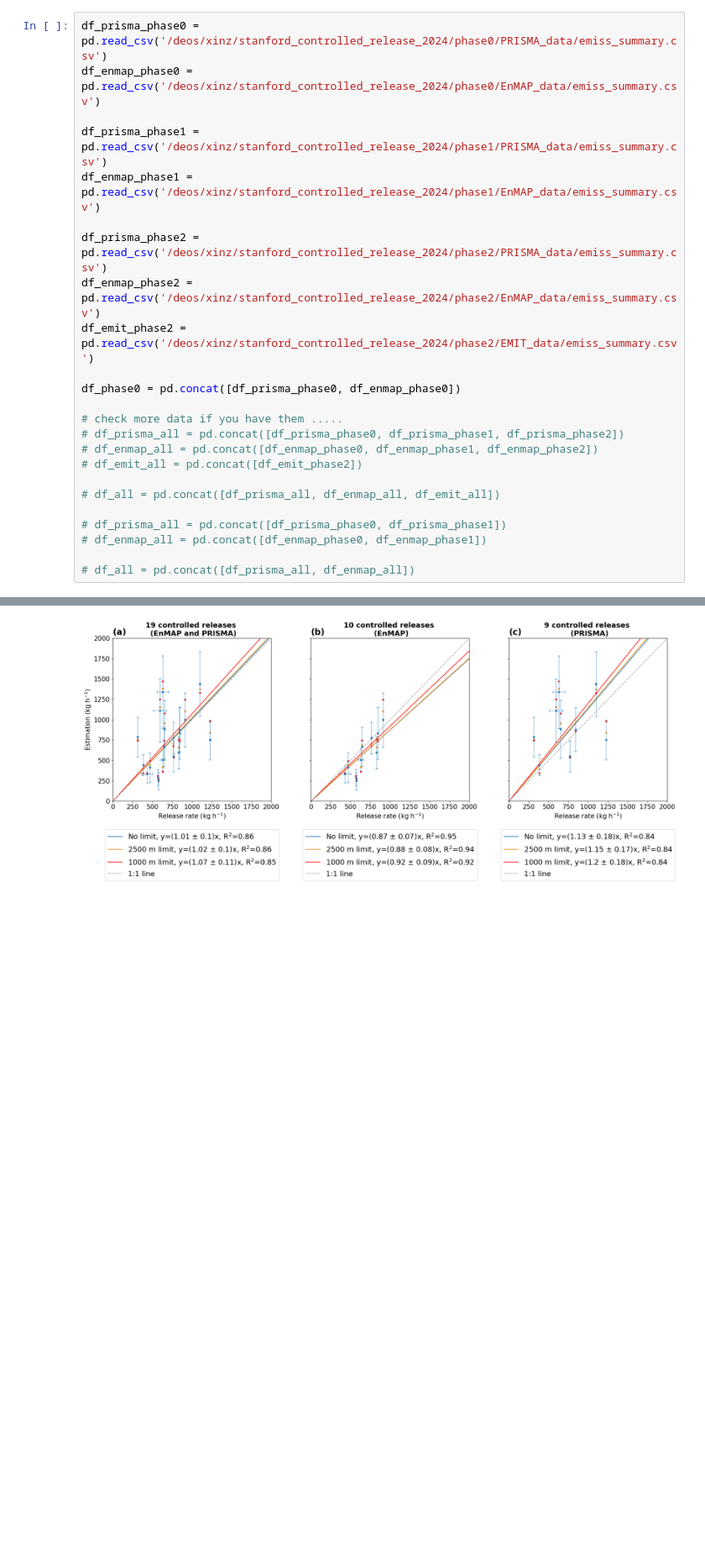
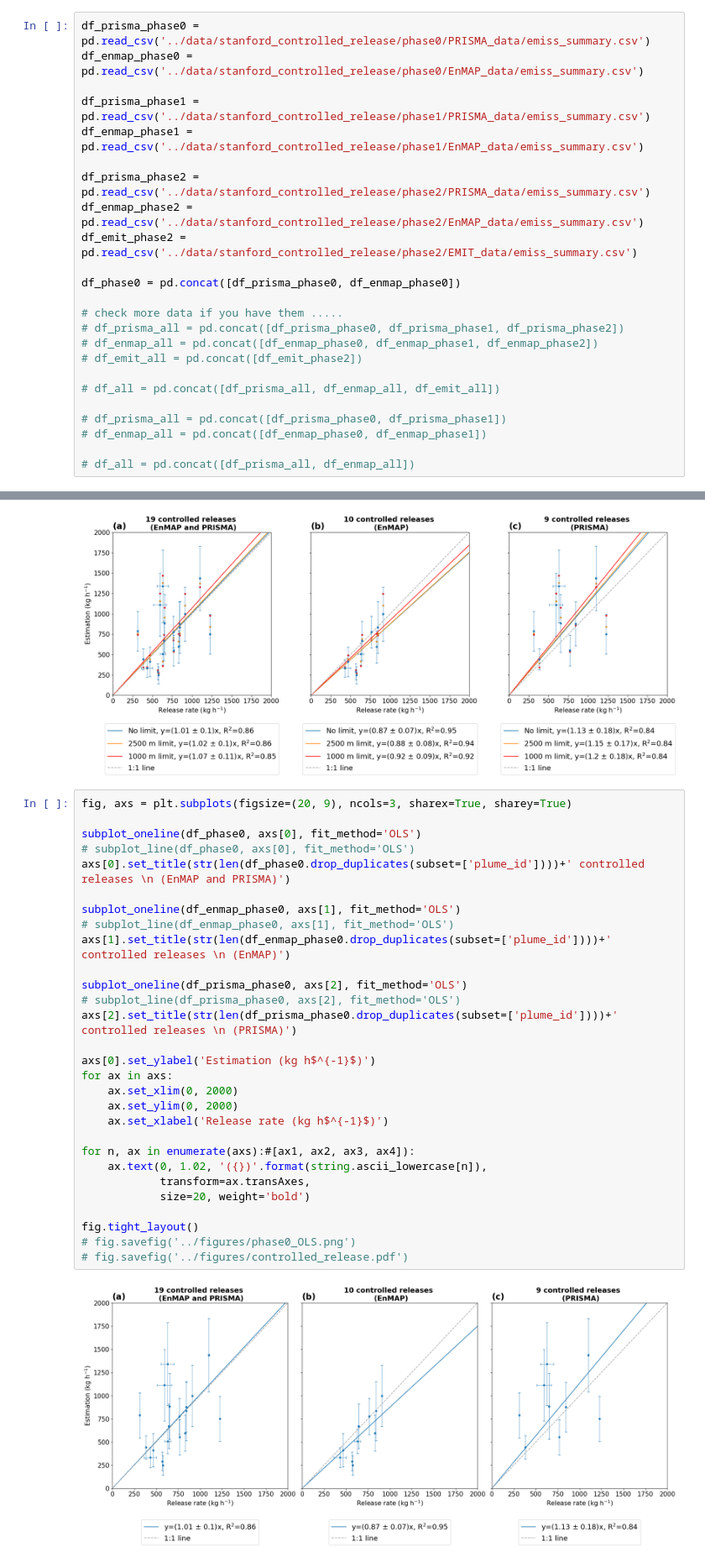
Before and after one commit to zxdawn/HyperGas-GMD, a Jupyter notebook: notebooks/controlled_releases.ipynb, the cells around one changed output, grey strips where cells are left out. Shown at 84% size. Saved outputs shown, nothing was run; the diff lists cells and outputs as text; blank space fills up the shorter version.

```diff
--- a/notebooks/controlled_releases.ipynb
+++ b/notebooks/controlled_releases.ipynb
@@ -18,15 +18,15 @@ rcParams['legend.fontsize'] = font_size
 rcParams['figure.titlesize'] = font_size
 rcParams['figure.titleweight'] = 'bold'
 # %%
-df_prisma_phase0 = pd.read_csv('/deos/xinz/stanford_controlled_release_2024/phase0/PRISMA_data/emiss_summary.csv')
-df_enmap_phase0 = pd.read_csv('/deos/xinz/stanford_controlled_release_2024/phase0/EnMAP_data/emiss_summary.csv')
+df_prisma_phase0 = pd.read_csv('../data/stanford_controlled_release/phase0/PRISMA_data/emiss_summary.csv')
+df_enmap_phase0 = pd.read_csv('../data/stanford_controlled_release/phase0/EnMAP_data/emiss_summary.csv')
 
-df_prisma_phase1 = pd.read_csv('/deos/xinz/stanford_controlled_release_2024/phase1/PRISMA_data/emiss_summary.csv')
-df_enmap_phase1 = pd.read_csv('/deos/xinz/stanford_controlled_release_2024/phase1/EnMAP_data/emiss_summary.csv')
+df_prisma_phase1 = pd.read_csv('../data/stanford_controlled_release/phase1/PRISMA_data/emiss_summary.csv')
+df_enmap_phase1 = pd.read_csv('../data/stanford_controlled_release/phase1/EnMAP_data/emiss_summary.csv')
 
-df_prisma_phase2 = pd.read_csv('/deos/xinz/stanford_controlled_release_2024/phase2/PRISMA_data/emiss_summary.csv')
-df_enmap_phase2 = pd.read_csv('/deos/xinz/stanford_controlled_release_2024/phase2/EnMAP_data/emiss_summary.csv')
-df_emit_phase2 = pd.read_csv('/deos/xinz/stanford_controlled_release_2024/phase2/EMIT_data/emiss_summary.csv')
+df_prisma_phase2 = pd.read_csv('../data/stanford_controlled_release/phase2/PRISMA_data/emiss_summary.csv')
+df_enmap_phase2 = pd.read_csv('../data/stanford_controlled_release/phase2/EnMAP_data/emiss_summary.csv')
+df_emit_phase2 = pd.read_csv('../data/stanford_controlled_release/phase2/EMIT_data/emiss_summary.csv')
 
 df_phase0 = pd.concat([df_prisma_phase0, df_enmap_phase0])
 
@@ -302,6 +302,37 @@ fig.tight_layout()
 fig.savefig('../figures/controlled_release.pdf')
 # %% [output]
 [figure]
+# %%
+fig, axs = plt.subplots(figsize=(20, 9), ncols=3, sharex=True, sharey=True)
+
+subplot_oneline(df_phase0, axs[0], fit_method='OLS')
+# subplot_line(df_phase0, axs[0], fit_method='OLS')
+axs[0].set_title(str(len(df_phase0.drop_duplicates(subset=['plume_id'])))+' controlled releases \n (EnMAP and PRISMA)')
+
+subplot_oneline(df_enmap_phase0, axs[1], fit_method='OLS')
+# subplot_line(df_enmap_phase0, axs[1], fit_method='OLS')
+axs[1].set_title(str(len(df_enmap_phase0.drop_duplicates(subset=['plume_id'])))+' controlled releases \n (EnMAP)')
+
+subplot_oneline(df_prisma_phase0, axs[2], fit_method='OLS')
+# subplot_line(df_prisma_phase0, axs[2], fit_method='OLS')
+axs[2].set_title(str(len(df_prisma_phase0.drop_duplicates(subset=['plume_id'])))+' controlled releases \n (PRISMA)')
+
+axs[0].set_ylabel('Estimation (kg h$^{-1}$)')
+for ax in axs:
+    ax.set_xlim(0, 2000)
+    ax.set_ylim(0, 2000)
+    ax.set_xlabel('Release rate (kg h$^{-1}$)')
+
+for n, ax in enumerate(axs):#[ax1, ax2, ax3, ax4]):
+    ax.text(0, 1.02, '({})'.format(string.ascii_lowercase[n]),
+            transform=ax.transAxes,
+            size=20, weight='bold')
+
+fig.tight_layout()
+# fig.savefig('../figures/phase0_OLS.png')
+# fig.savefig('../figures/controlled_release.pdf')
+# %% [output]
+[figure, added]
 # %%
 # fig, axs = plt.subplots(figsize=(18, 8), ncols=3, sharex=True, sharey=True)
 
```
